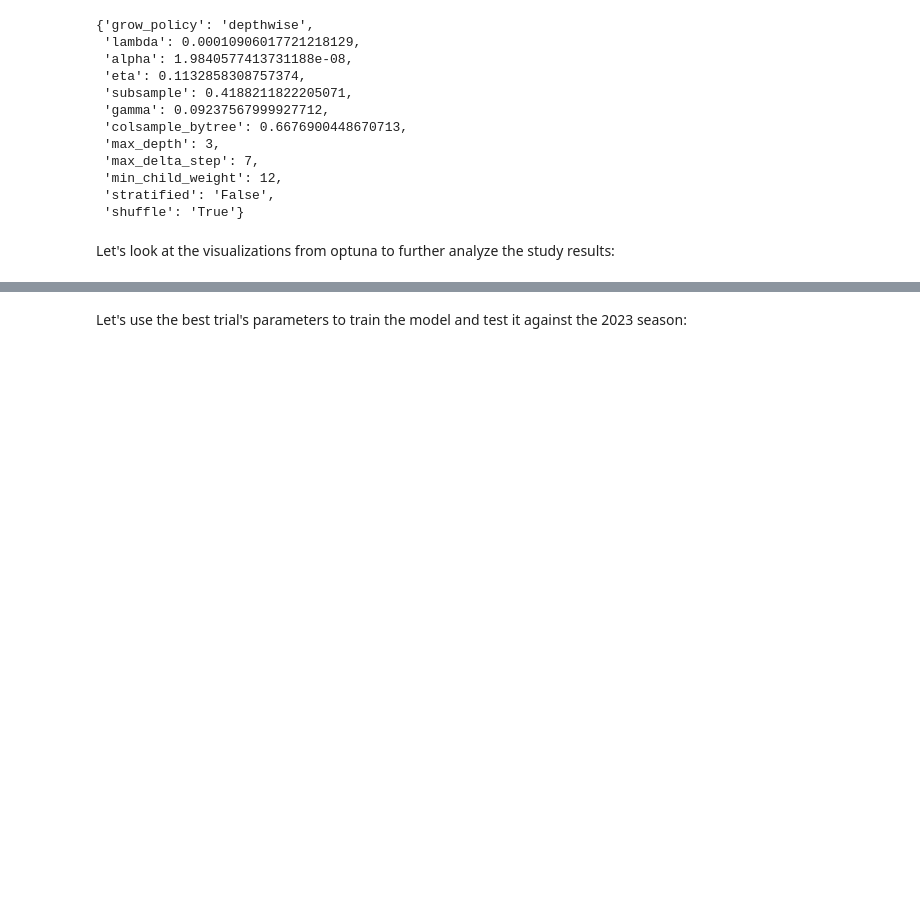
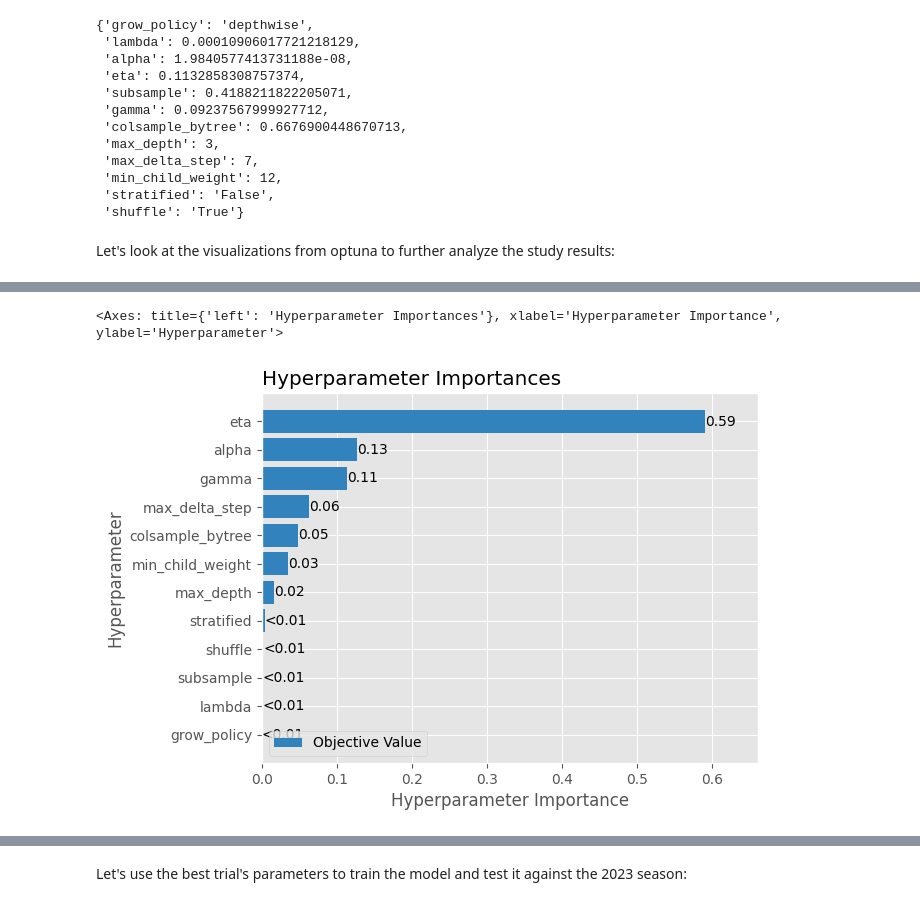
Before and after one commit to jonathanelbailey/nfl-data-models, a Jupyter notebook: notebooks/exploration/eda_nfl_wp_models.ipynb, the cells around one changed output, grey strips where cells are left out. Cells and saved outputs as stored; diff of their text form; code cells hidden in the pictures; blank space fills up the shorter version.

```diff
--- a/notebooks/exploration/eda_nfl_wp_models.ipynb
+++ b/notebooks/exploration/eda_nfl_wp_models.ipynb
@@ -497,3 +502,3 @@ optuna.visualization.plot_optimization_history(study)
 # %%
-optuna.visualization.plot_param_importances(study)
+optuna.visualization.matplotlib.plot_param_importances(study)
 # %% [output]
@@ -500,0 +505,2 @@ optuna.visualization.plot_param_importances(study)
+<Axes: title={'left': 'Hyperparameter Importances'}, xlabel='Hyperparameter Importance', ylabel='Hyperparameter'>
+[figure, added]
```
Also changed, not shown: parts of 5 cells of this notebook.
